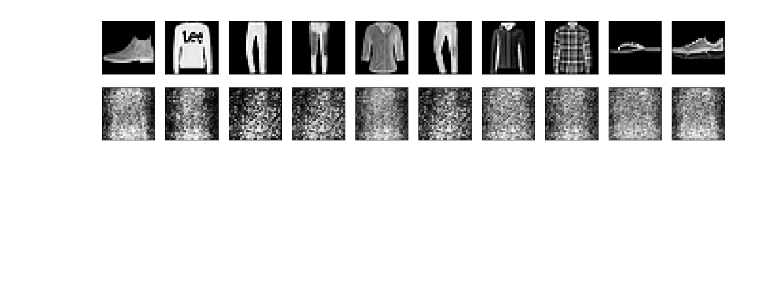
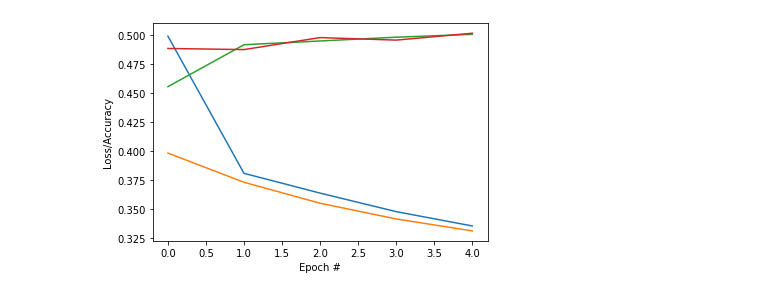
Before and after one commit to sahithyagadde/Python, a Jupyter notebook: DL6/DL_icp6.ipynb, the cells around one changed output. Cells and saved outputs as stored; diff of their text form; code cells hidden in the pictures; blank space fills up the shorter version.

```diff
--- a/DL6/DL_icp6.ipynb
+++ b/DL6/DL_icp6.ipynb
@@ -99,36 +150,17 @@ dict_keys(['val_loss', 'val_accuracy', 'loss', 'accuracy'])
 from keras.layers import Input, Dense
 from keras.models import Model
 
+import matplotlib.pyplot as plt
+encoding_dim = 32
+hidden_size = 128
+input_img = Input(shape=(784,))
+hidden_1 = Dense(hidden_size, activation='relu')(input_img)
+encoded = Dense(encoding_dim, activation='relu')(hidden_1)
+hidden_2 = Dense(hidden_size, activation='relu')(encoded)
+decoded = Dense(784, activation='sigmoid')(hidden_2)
 
-# this is the size of our encoded representations
-encoding_dim = 32  # 32 floats -> compression of factor 24.5, assuming the input is 784 floats
-
-# this is our input placeholder
-input_img = Input(shape=(784,))
-
-# "encoded" is the encoded representation of the input
-encoded = Dense(encoding_dim, activation='relu')(input_img)
-hidden_1 = Dense(encoding_dim, activation='relu')(encoded)
-# "decoded" is the lossy reconstruction of the input
-decoded = Dense(784, activation='sigmoid')(hidden_1)
-# this model maps an input to its reconstruction
 autoencoder = Model(input_img, decoded)
-
-#seperate encoder model
-# this model maps an input to its encoded representation
-encoder = Model(input_img, encoded)
-
-#let's create a seperate decoder model
-# create a placeholder for an encoded (32-dimensional) input
-encoded_input = Input(shape=(encoding_dim,))
-# retrieve the last layer of the autoencoder model
-decoder_layer = autoencoder.layers[-1]
-# create the decoder model
-decoder = Model(encoded_input, decoder_layer(encoded_input))
-
-
-autoencoder.compile(optimizer='adadelta', loss='binary_crossentropy')
-
+autoencoder.compile(optimizer='adadelta', loss='binary_crossentropy',metrics=['accuracy'])
 from keras.datasets import mnist, fashion_mnist
 import numpy as np
 (x_train, y_train), (x_test, y_test) = fashion_mnist.load_data()
@@ -137,37 +169,16 @@ x_test = x_test.astype('float32') / 255.
 x_train = x_train.reshape((len(x_train), np.prod(x_train.shape[1:])))
 x_test = x_test.reshape((len(x_test), np.prod(x_test.shape[1:])))
 
-autoencoder.fit(x_train, x_train,
-                epochs=5,
-                batch_size=256,
-                shuffle=True,
-                validation_data=(x_test, x_test))
+autoencode=autoencoder.fit(x_train, x_train,epochs=5,batch_size=256,verbose=2,shuffle=True,validation_data=(x_test, x_test))
 
-# encode and decode some digits
-# note that we take them from the *test* set
-encoded_imgs = encoder.predict(x_test)
-decoded_imgs = decoder.predict(encoded_imgs)
-
-
-# use Matplotlib
-import matplotlib.pyplot as plt
-# displaying original and reconstructed image
-n = 10  # how many digits we will display
-plt.figure(figsize=(20, 4))
-for i in range(n):
-    # display original
-    ax = plt.subplot(2, n, i + 1)
-    plt.imshow(x_test[i].reshape(28, 28))
-    plt.gray()
-    ax.get_xaxis().set_visible(False)
-    ax.get_yaxis().set_visible(False)
-
-    # display reconstruction
-    ax = plt.subplot(2, n, i + 1 + n)
-    plt.imshow(decoded_imgs[i].reshape(28, 28))
-    plt.gray()
-    ax.get_xaxis().set_visible(False)
-    ax.get_yaxis().set_visible(False)
+N=5
+plt.figure()
+plt.plot(np.arange(0, N), autoencode.history["loss"], label="train_loss")
+plt.plot(np.arange(0, N), autoencode.history["val_loss"], label="test_loss")
+plt.plot(np.arange(0, N), autoencode.history["accuracy"], label="train_acc")
+plt.plot(np.arange(0, N), autoencode.history["val_accuracy"], label="test_acc")
+plt.xlabel("Epoch #")
+plt.ylabel("Loss/Accuracy")
 plt.show()
 # %% [output]
 Train on 60000 samples, validate on 10000 samples
@@ -184 +195 @@ Epoch 5/5
-[figure, old version]
+[figure, new version]
```
Also changed, not shown: parts of 4 cells of this notebook.
